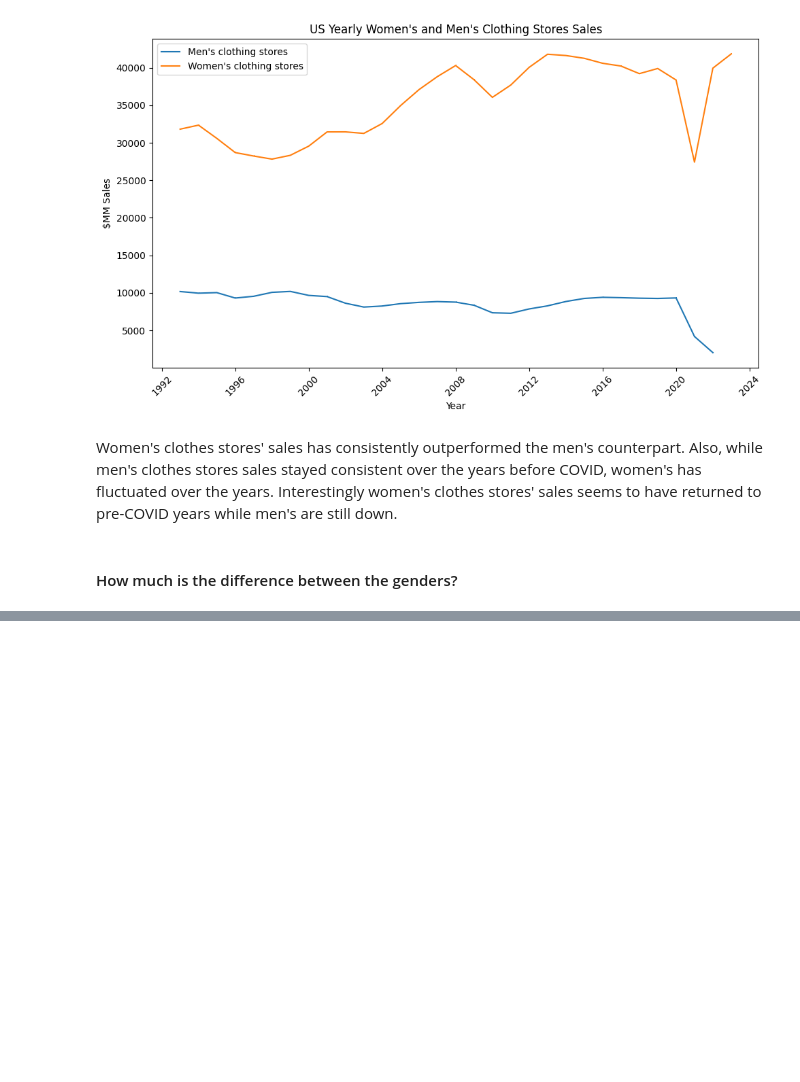
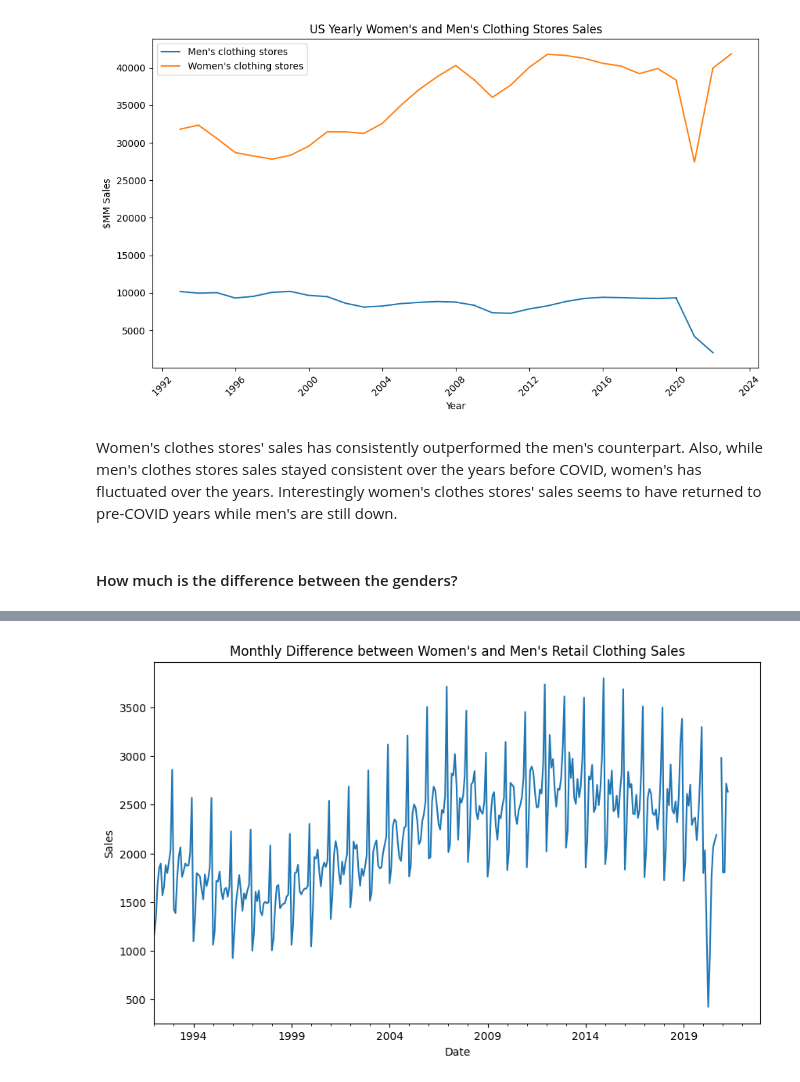
Before and after one commit to luizamfsantos/US-Retail-Sales-Data-Exploration, a Jupyter notebook: data_analysis.ipynb, the cells around one changed output, grey strips where cells are left out. Cells and saved outputs as stored; diff of their text form; code cells hidden in the pictures; blank space fills up the shorter version.

```diff
--- a/data_analysis.ipynb
+++ b/data_analysis.ipynb
@@ -295,3 +295,19 @@ Women's clothes stores' sales has consistently outperformed the men's counterpar
 Interestingly women's clothes stores' sales seems to have returned to pre-COVID years while men's are still down.
 # %% [markdown]
 #### How much is the difference between the genders?
+# %%
+# Filter data for Women's and Men's clothing stores separately
+women_mask = df["Kind of Business"] == "Women's clothing stores"
+men_mask = df["Kind of Business"] == "Men's clothing stores"
+
+# Sort
+women_clothes_data = df.loc[women_mask].sort_values("Date")
+men_clothes_data = df.loc[men_mask].sort_values("Date")
+
+# Set index to date
+women_clothes_data.set_index("Date",inplace=True)
+men_clothes_data.set_index("Date",inplace= True)
+
+women_men_diff = women_clothes_data.Sales - men_clothes_data.Sales
+
+women_men_diff.describe()
@@ -297,0 +324,12 @@ Interestingly women's clothes stores' sales seems to have returned to pre-COVID
+# %%
+# Create the Series with specified attributes
+women_men_diff_series = pd.Series(data=women_men_diff, index=women_men_diff.index, name='Sales')
+
+# Plot the time series
+plt.figure(figsize=(10, 6))
+women_men_diff_series.plot(kind='line', title="Monthly Difference between Women's and Men's Retail Clothing Sales")
+plt.xlabel('Date')
+plt.ylabel('Sales')
+plt.show()
+# %% [output]
+[figure, added]
```
Also changed, not shown: parts of 8 cells of this notebook.
